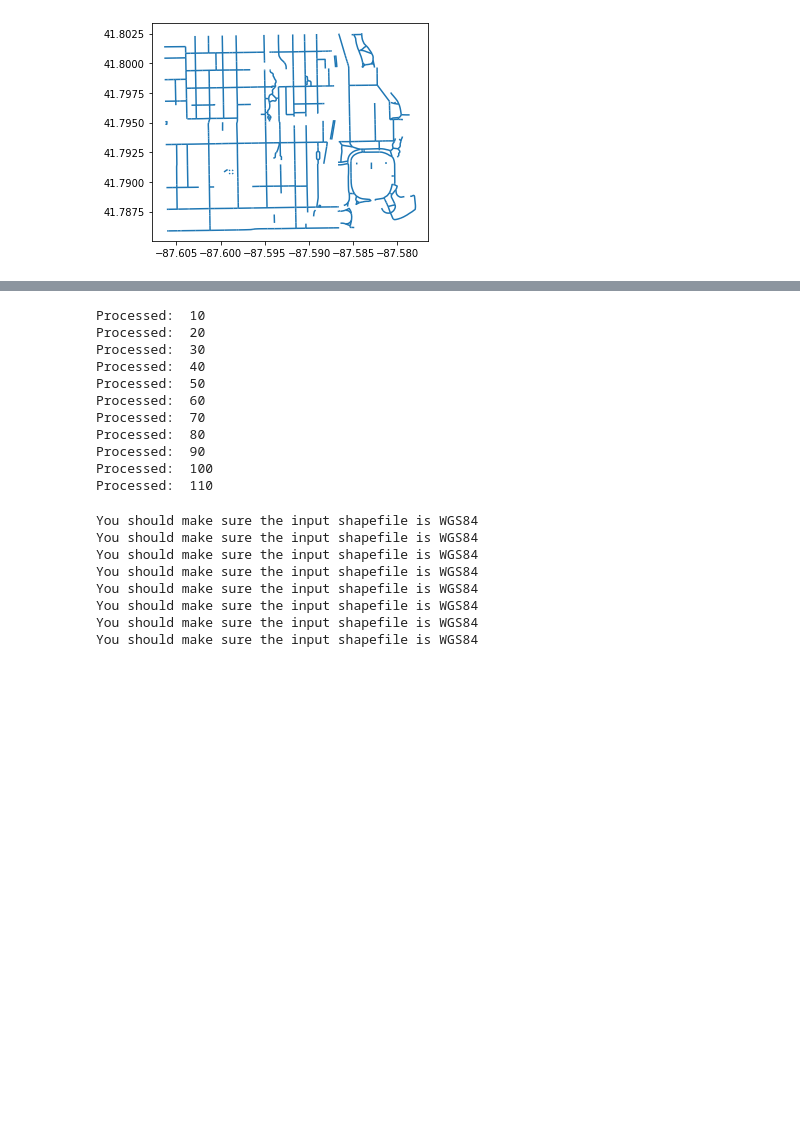
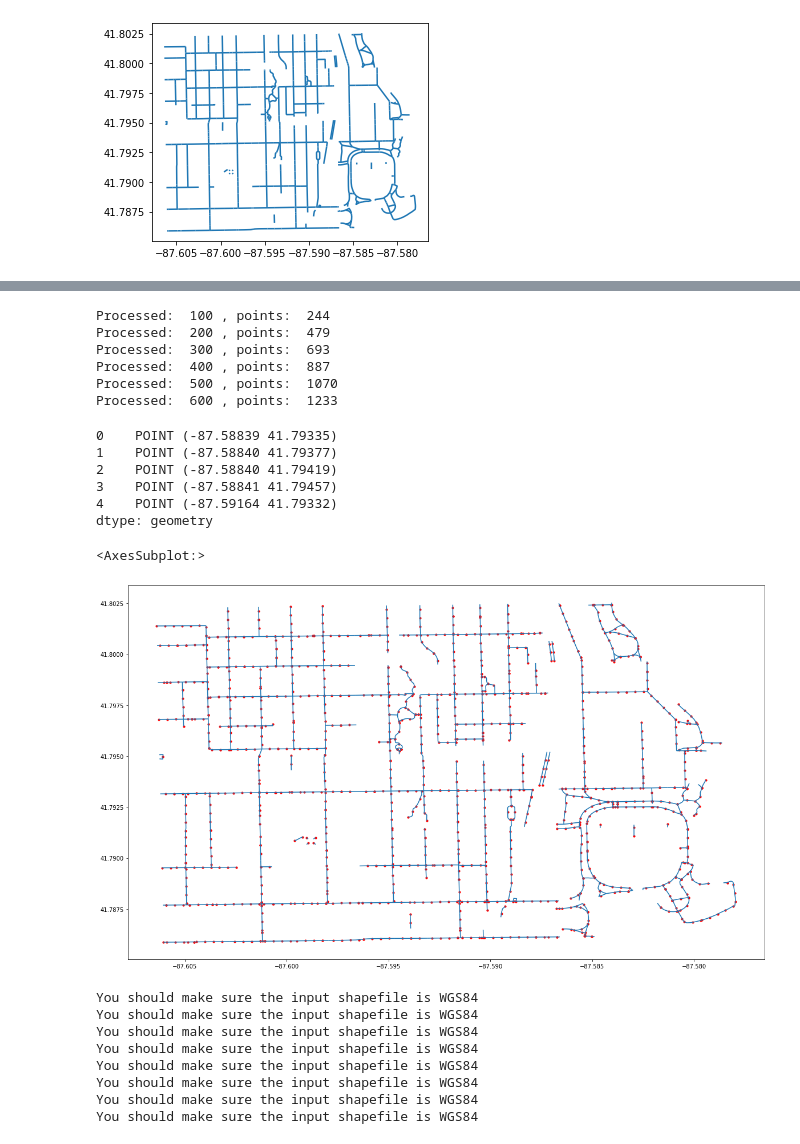
Before and after one commit to kywch/geo-colab, a Jupyter notebook: TreePedia_Step1_point_sampling.ipynb, the cells around one changed output, grey strips where cells are left out. Cells and saved outputs as stored; diff of their text form; code cells hidden in the pictures; blank space fills up the shorter version.

```diff
--- a/TreePedia_Step1_point_sampling.ipynb
+++ b/TreePedia_Step1_point_sampling.ipynb
@@ -139,0 +132,13 @@ AttributeError: ignored
+# %%
+# mini_dist in EPSG:4326
+unit_dist = 50 # meters
+unit_dist_4326 = unit_dist * length_4326 / length_3857
+# %%
+from numpy import arange
+
+def sample_points(line, mini_dist):
+  return [line.interpolate(distance) for distance in arange(0, line.length, mini_dist)]
+
+sample_points_numba = jit()(sample_points)
+
+print(sample_points(osm_map_flt['geometry'].iloc[0], unit_dist_4326))
@@ -186,38 +154,41 @@ ValueError: ignored
 # %%
 count = 0
-mini_dist = 20
+picked_points = []
 
-sampled_points = []
-
-project = partial(pyproj.transform, pyproj.CRS('EPSG:4326'), pyproj.CRS('EPSG:3857')) #3857 is psudo WGS84 the unit is meter
-project2 = partial(pyproj.transform, pyproj.CRS('EPSG:3857'), pyproj.CRS('EPSG:4326'))
+#project = partial(pyproj.transform, pyproj.CRS('EPSG:4326'), pyproj.CRS('EPSG:3857')) #3857 is psudo WGS84 the unit is meter
+#project2 = partial(pyproj.transform, pyproj.CRS('EPSG:3857'), pyproj.CRS('EPSG:4326'))
 
 for line in osm_map_flt['geometry']:
-  line2 = transform(project, line)
-
-  for distance in range(0, int(line2.length), mini_dist):
-    point = transform(project2, line2.interpolate(distance))
-
-    # convert the local projection back the the WGS84 and write to the output shp
-    sampled_points.append(point)
+  picked_points.extend(sample_points(line, unit_dist_4326))
 
   count += 1
-  if (count % 10 == 0):
-    print('Processed: ', count)
-
-len(sampled_points)
+  if (count % 100 == 0):
+    print('Processed: ', count, ', points: ', len(picked_points))
 # %% [output]
-Processed:  10
-Processed:  20
-Processed:  30
-Processed:  40
-Processed:  50
-Processed:  60
-Processed:  70
-Processed:  80
-Processed:  90
-Processed:  100
-Processed:  110
+Processed:  100 , points:  244
+Processed:  200 , points:  479
+Processed:  300 , points:  693
+Processed:  400 , points:  887
+Processed:  500 , points:  1070
+Processed:  600 , points:  1233
+# %%
+picked_gdf = gpd.GeoSeries(picked_points)
+picked_gdf.head()
+# %% [output]
+0    POINT (-87.58839 41.79335)
+1    POINT (-87.58840 41.79377)
+2    POINT (-87.58840 41.79419)
+3    POINT (-87.58841 41.79457)
+4    POINT (-87.59164 41.79332)
+dtype: geometry
+# %%
+fig, ax = plt.subplots(figsize=(20,20))
+
+osm_map_flt.plot(ax=ax)
+picked_gdf.plot(ax=ax, color='red', markersize=10)
+# %% [output]
+<AxesSubplot:>
+[figure, added]
 # %%
 # sampled points schema
 
```
Also changed, not shown: parts of 8 cells of this notebook.
